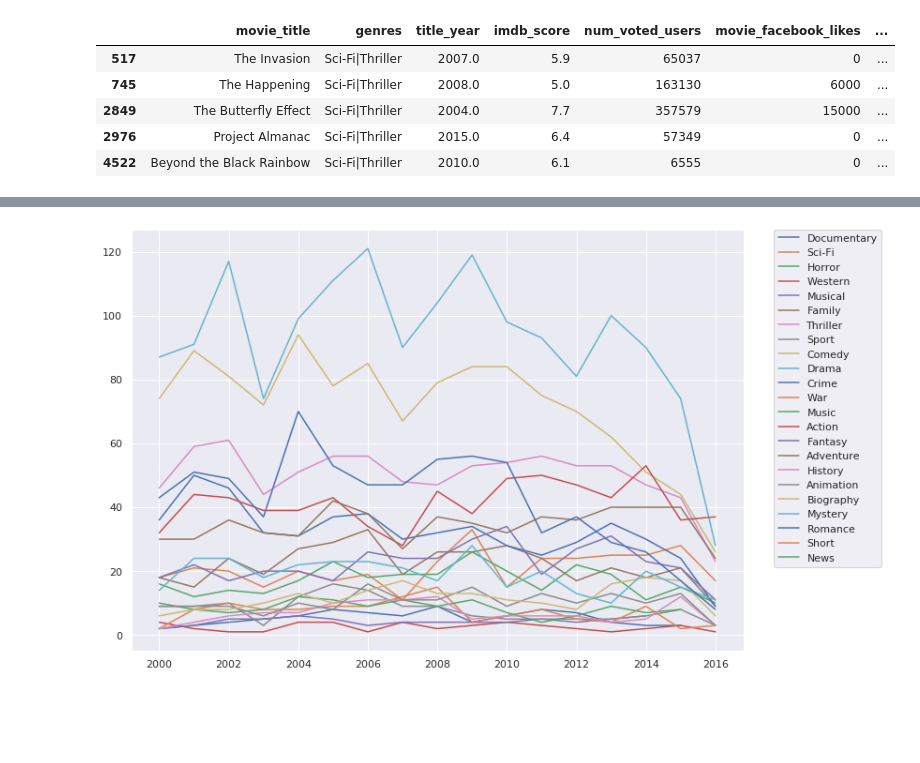
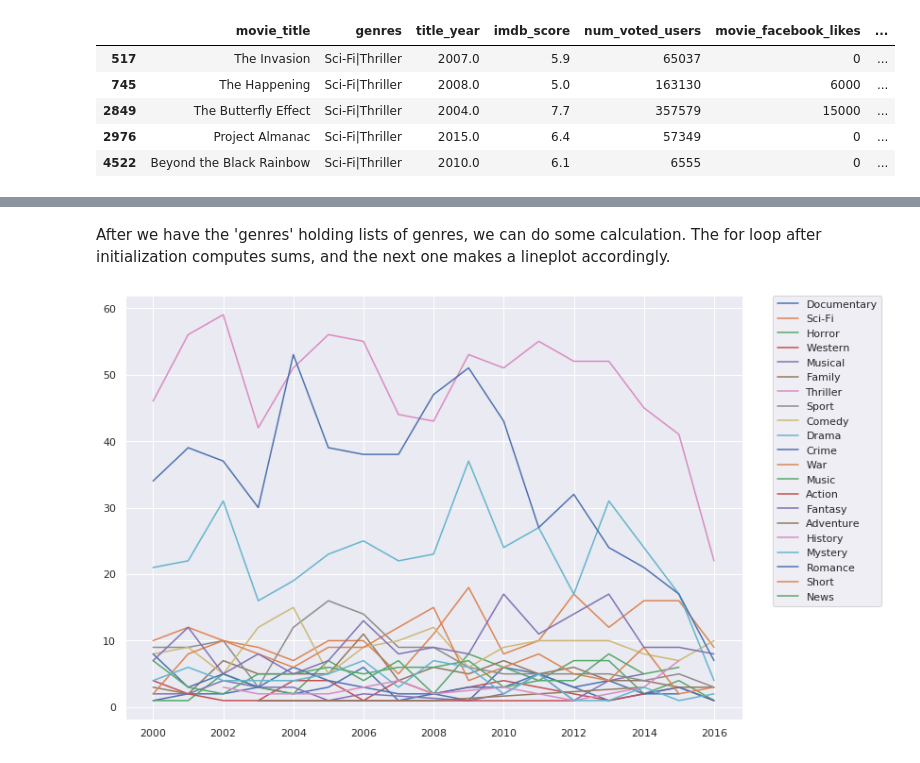
Before and after one commit to mookee233/final_tutorial, a Jupyter notebook: draft.ipynb, the cells around one changed output, grey strips where cells are left out. Saved outputs shown, nothing was run; the diff lists cells and outputs as text; code cells hidden in the pictures; blank space fills up the shorter version.

```diff
--- a/draft.ipynb
+++ b/draft.ipynb
@@ -130,10 +153,6 @@ Index(['color', 'director_name', 'num_critic_for_reviews', 'duration',
 # %%
-movies = movies[['movie_title','genres','title_year','imdb_score', 'num_voted_users', 'movie_facebook_likes',
-                 'director_facebook_likes', 'actor_1_facebook_likes', 'actor_2_facebook_likes','actor_3_facebook_likes',
-                'cast_total_facebook_likes', 'num_critic_for_reviews', 'num_user_for_reviews','budget', 'gross',
-                'language', 'country','plot_keywords',]]
 for index, row in movies.iterrows():
-  if pd.isnull(row["gross"]) == True or pd.isnull(row["title_year"]) == True or row["title_year"] < 2000:
+  if pd.isnull(row["gross"]) == True or pd.isnull(row["title_year"]) == True or pd.isnull(row['budget']) == True or row["title_year"] < 2000:
     movies.drop(index, inplace=True)
 
 movies.head()
@@ -287,25 +321,32 @@ See the caveats in the documentation: http://pandas.pydata.org/pandas-docs/stabl
 | 2 | Spectre | [Action, Adventure, Thriller] | 2015.0 | 6.8 | 275868 | 85000 | ... |
 | 3 | The Dark Knight Rises | [Action, Thriller] | 2012.0 | 8.5 | 1144337 | 164000 | ... |
 | 5 | John Carter | [Action, Adventure, Sci-Fi] | 2012.0 | 6.6 | 212204 | 24000 | ... |
+# %% [markdown]
+After we have the 'genres' holding lists of genres, we can do some calculation. The for loop after initialization computes sums, and the next one makes a lineplot accordingly.
 # %%
+# initialization
 genres_hash = dict()
-# initialize the dictionary
+years_total = dict()
 for i in genre_set:
-  genres_hash[i] = dict()
+    genres_hash[i] = dict()
+for i in movies['title_year'].unique():
+    years_total[i] = 0
 
+# sums up number of genre appearence each year
 for i, j in movies.iterrows():
-  for genre in j['genres']:
+    for genre in j['genres']:
+        years_total[j['title_year']] += 1
     if j['title_year'] in genres_hash[genre]:
-      genres_hash[genre][j['title_year']] += 1
+        genres_hash[genre][j['title_year']] += 1
     else:
-      genres_hash[genre][j['title_year']] = 1
+        genres_hash[genre][j['title_year']] = 1
 
 for genre, years_cnt in genres_hash.items():
     years = list(years_cnt.keys())
     counts = list(years_cnt.values())
 
     seaborn.set(rc={'figure.figsize':(11.7,8.27)})
     ax = seaborn.lineplot(x=years, y=counts, label=genre)
     ax.legend(bbox_to_anchor=(1.05, 1), loc=2, borderaxespad=0.)
 # %% [output]
-[figure, old version]
+[figure, new version]
```
Also changed, not shown: parts of 19 cells of this notebook, 1 other file.
